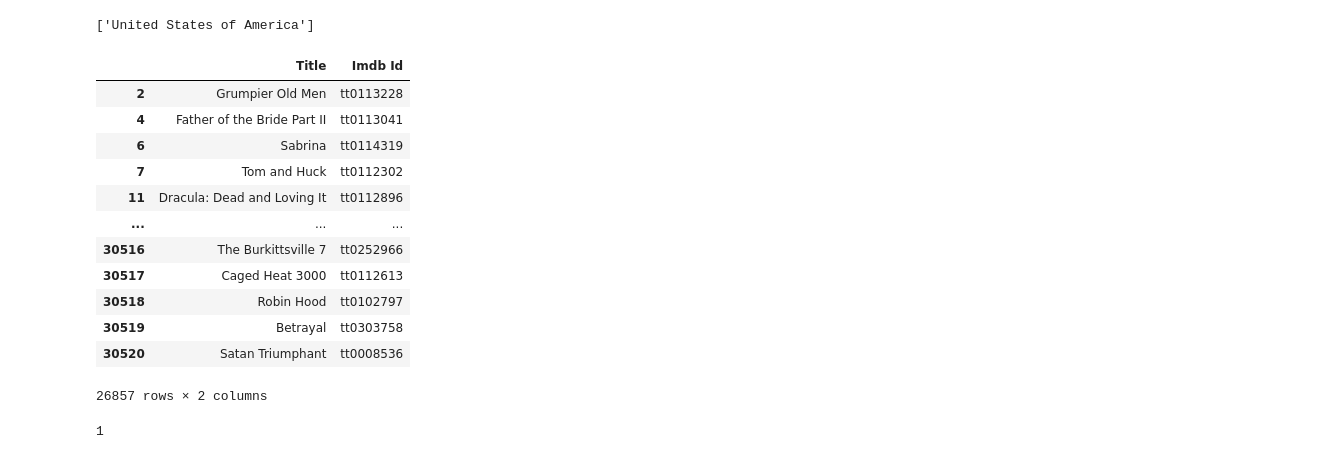
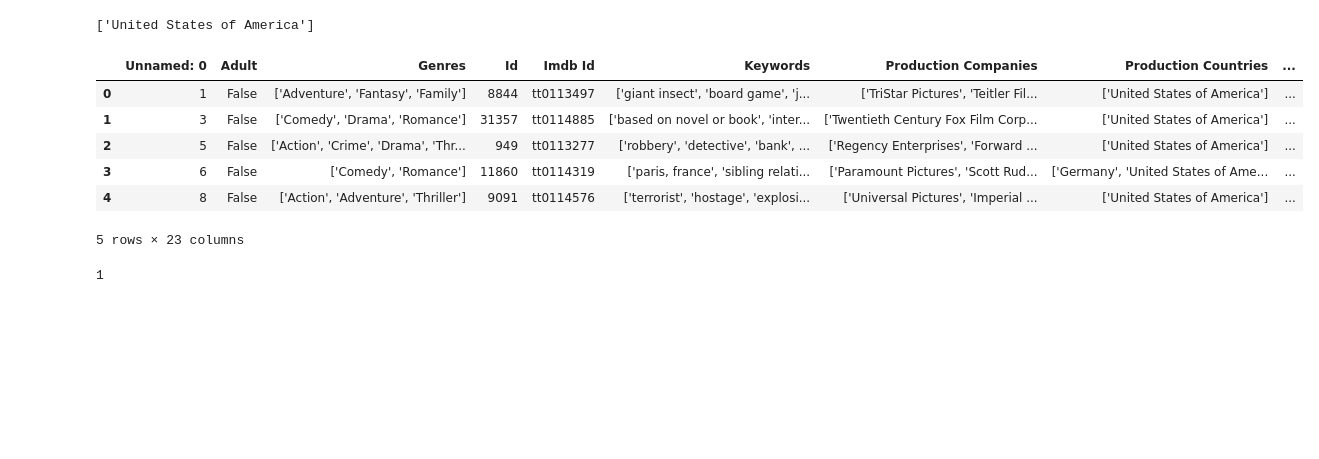
Before and after one commit to timegnome/Project-ML-Movie-Maker, a Jupyter notebook: Untitled.ipynb, the cells around one changed output. Saved outputs shown, nothing was run; the diff lists cells and outputs as text; code cells hidden in the pictures; blank space fills up the shorter version.

```diff
--- a/Untitled.ipynb
+++ b/Untitled.ipynb
@@ -48,19 +48,26 @@ data.to_csv('90to18')
 # %%
-data.loc[(data['Budget'] == 0) | (data['Revenue'] == 0)][['Title','Imdb Id']]
+# data.loc[(data['Budget'] == 0) | (data['Revenue'] == 0)][['Title','Imdb Id']]
-# %% [output]
-|  | Title | Imdb Id |
-| 2 | Grumpier Old Men | tt0113228 |
-| 4 | Father of the Bride Part II | tt0113041 |
-| 6 | Sabrina | tt0114319 |
-| 7 | Tom and Huck | tt0112302 |
-| 11 | Dracula: Dead and Loving It | tt0112896 |
-| ... | ... | ... |
-| 30516 | The Burkittsville 7 | tt0252966 |
-| 30517 | Caged Heat 3000 | tt0112613 |
-| 30518 | Robin Hood | tt0102797 |
-| 30519 | Betrayal | tt0303758 |
-| 30520 | Satan Triumphant | tt0008536 |
-26857 rows × 2 columns
+# %%
+madedprofit = []
+percprofit = []
+for index,row in data[['Budget','Worldwide']].iterrows():
+    binary  = 1 if row[1]-row[0]>0 else 0
+    make = 1 if row[1]/row[0]>1.10 else 0
+    madedprofit.append(binary)
+    percprofit.append(make)
+#     break
+data['Maded_Profit'] = madedprofit
+data['Percent_Profit'] = percprofit
+# make
+data.head()
+# %% [output]
+|  | Unnamed: 0 | Adult | Genres | Id | Imdb Id | Keywords | Production Companies | Production Countries | ... |
+| 0 | 1 | False | ['Adventure', 'Fantasy', 'Family'] | 8844 | tt0113497 | ['giant insect', 'board game', 'j... | ['TriStar Pictures', 'Teitler Fil... | ['United States of America'] | ... |
+| 1 | 3 | False | ['Comedy', 'Drama', 'Romance'] | 31357 | tt0114885 | ['based on novel or book', 'inter... | ['Twentieth Century Fox Film Corp... | ['United States of America'] | ... |
+| 2 | 5 | False | ['Action', 'Crime', 'Drama', 'Thr... | 949 | tt0113277 | ['robbery', 'detective', 'bank', ... | ['Regency Enterprises', 'Forward ... | ['United States of America'] | ... |
+| 3 | 6 | False | ['Comedy', 'Romance'] | 11860 | tt0114319 | ['paris, france', 'sibling relati... | ['Paramount Pictures', 'Scott Rud... | ['Germany', 'United States of Ame... | ... |
+| 4 | 8 | False | ['Action', 'Adventure', 'Thriller'] | 9091 | tt0114576 | ['terrorist', 'hostage', 'explosi... | ['Universal Pictures', 'Imperial ... | ['United States of America'] | ... |
+5 rows × 23 columns
 # %%
 rev_df = pd.read_html(f'https://www.boxofficemojo.com/year/world/{2000+1}/')[0]
 rev_df['Year']='2000'
```
Also changed, not shown: parts of 3 cells of this notebook, 1 other file.
